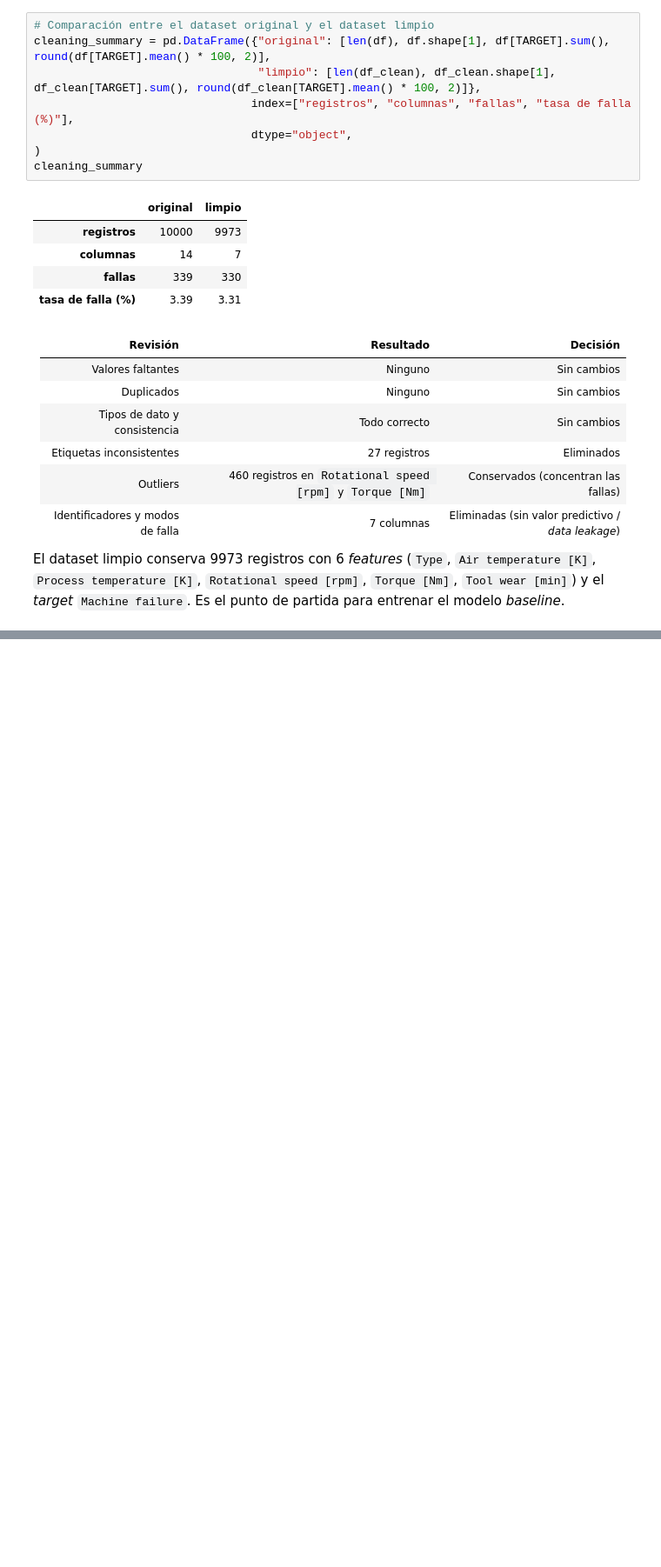
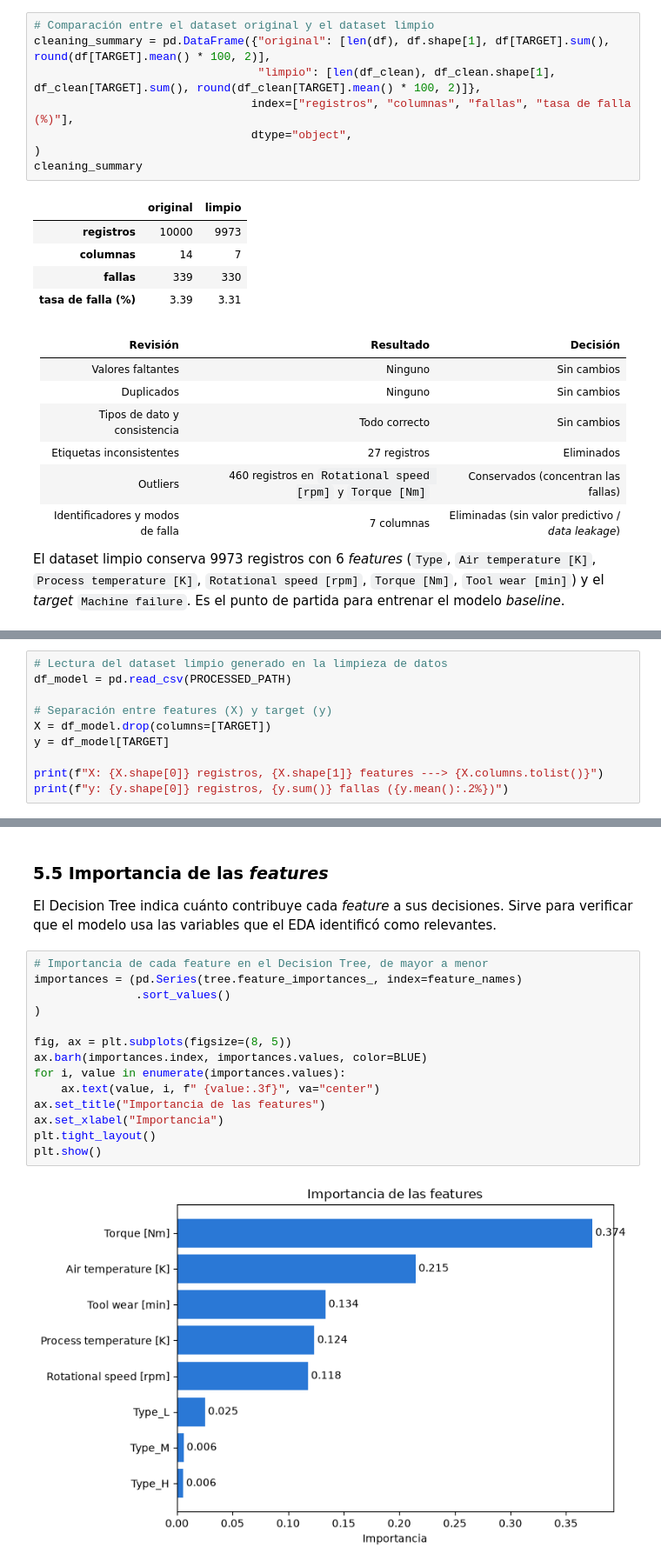
Before and after one commit to itdsanchez-stack/MLOps-W03, a Jupyter notebook: Draft_Notebook_Baseline_SanchezDaniel.ipynb, the cells around one changed output, grey strips where cells are left out. Shown at 87% size. Cells and saved outputs as stored; diff of their text form; blank space fills up the shorter version.

```diff
--- a/Draft_Notebook_Baseline_SanchezDaniel.ipynb
+++ b/Draft_Notebook_Baseline_SanchezDaniel.ipynb
@@ -703,0 +727,10 @@ El dataset limpio conserva 9973 registros con 6 *features* (`Type`, `Air tempera
+# %%
+# Lectura del dataset limpio generado en la limpieza de datos
+df_model = pd.read_csv(PROCESSED_PATH)
+
+# Separación entre features (X) y target (y)
+X = df_model.drop(columns=[TARGET])
+y = df_model[TARGET]
+
+print(f"X: {X.shape[0]} registros, {X.shape[1]} features ---> {X.columns.tolist()}")
+print(f"y: {y.shape[0]} registros, {y.sum()} fallas ({y.mean():.2%})")
@@ -703,0 +915,20 @@ El dataset limpio conserva 9973 registros con 6 *features* (`Type`, `Air tempera
+# %% [markdown]
+### 5.5 Importancia de las *features*
+
+El Decision Tree indica cuánto contribuye cada *feature* a sus decisiones. Sirve para verificar que el modelo usa las variables que el EDA identificó como relevantes.
+# %%
+# Importancia de cada feature en el Decision Tree, de mayor a menor
+importances = (pd.Series(tree.feature_importances_, index=feature_names)
+               .sort_values()
+)
+
+fig, ax = plt.subplots(figsize=(8, 5))
+ax.barh(importances.index, importances.values, color=BLUE)
+for i, value in enumerate(importances.values):
+    ax.text(value, i, f" {value:.3f}", va="center")
+ax.set_title("Importancia de las features")
+ax.set_xlabel("Importancia")
+plt.tight_layout()
+plt.show()
+# %% [output]
+[figure, added]
```
Also changed, not shown: parts of 20 cells of this notebook.
